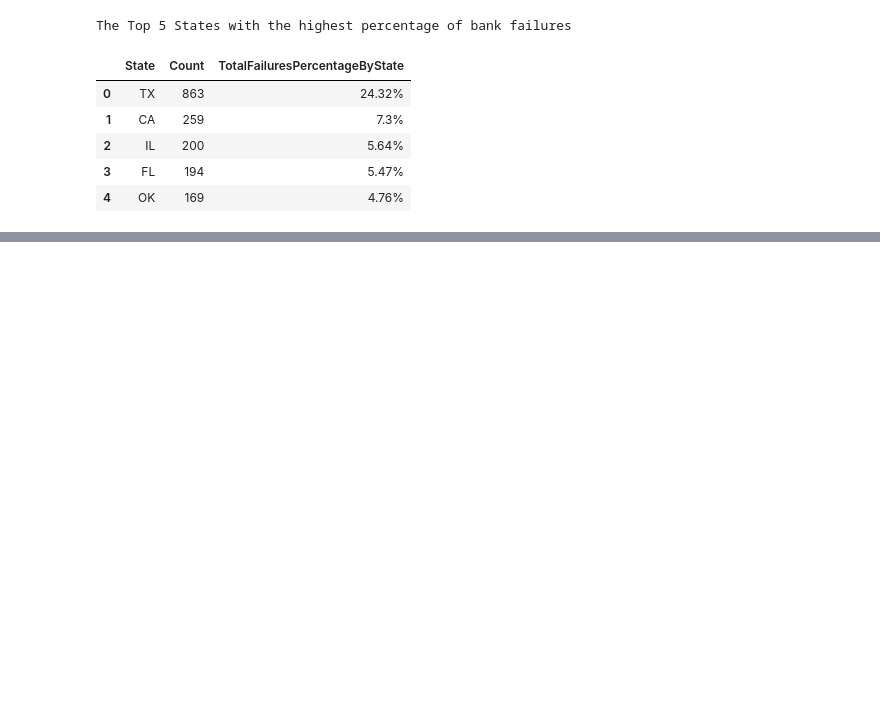
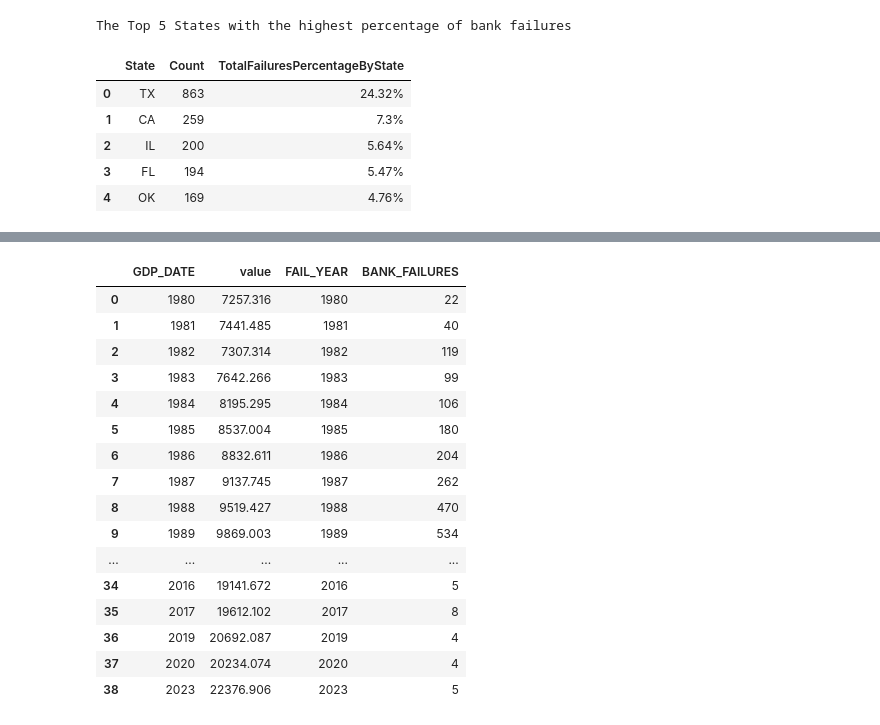
Before and after one commit to Dariusking20/Bank-Failures, a Jupyter notebook: Bank_Failures_1980-2023.ipynb, the cells around one changed output, grey strips where cells are left out. Drawn from its saved outputs; the diff is of its cells as text; code cells hidden in the pictures; blank space fills up the shorter version.

```diff
--- a/Bank_Failures_1980-2023.ipynb
+++ b/Bank_Failures_1980-2023.ipynb
@@ -205,0 +348,30 @@ show(p)
+# %%
+query = '''
+     SELECT DISTINCT STRFTIME('%Y',a.DATE) GDP_DATE, a.VALUE, SUBSTR(b.FAIL_DATE,-4) AS FAIL_YEAR, COUNT(b.ID) BANK_FAILURES
+     FROM BANKFAILURES b
+     JOIN ANNUAL_GDP_GROWTH a
+     ON FAIL_YEAR= GDP_DATE
+     GROUP BY 1,3
+     ORDER BY 1
+
+'''
+df = pd.read_sql_query(query,disk_engine)
+df.head(50)
+# %% [output]
+|  | GDP_DATE | value | FAIL_YEAR | BANK_FAILURES |
+| 0 | 1980 | 7257.316 | 1980 | 22 |
+| 1 | 1981 | 7441.485 | 1981 | 40 |
+| 2 | 1982 | 7307.314 | 1982 | 119 |
+| 3 | 1983 | 7642.266 | 1983 | 99 |
+| 4 | 1984 | 8195.295 | 1984 | 106 |
+| 5 | 1985 | 8537.004 | 1985 | 180 |
+| 6 | 1986 | 8832.611 | 1986 | 204 |
+| 7 | 1987 | 9137.745 | 1987 | 262 |
+| 8 | 1988 | 9519.427 | 1988 | 470 |
+| 9 | 1989 | 9869.003 | 1989 | 534 |
+| ... | ... | ... | ... | ... |
+| 34 | 2016 | 19141.672 | 2016 | 5 |
+| 35 | 2017 | 19612.102 | 2017 | 8 |
+| 36 | 2019 | 20692.087 | 2019 | 4 |
+| 37 | 2020 | 20234.074 | 2020 | 4 |
+| 38 | 2023 | 22376.906 | 2023 | 5 |
```
Also changed, not shown: parts of 20 cells of this notebook.
